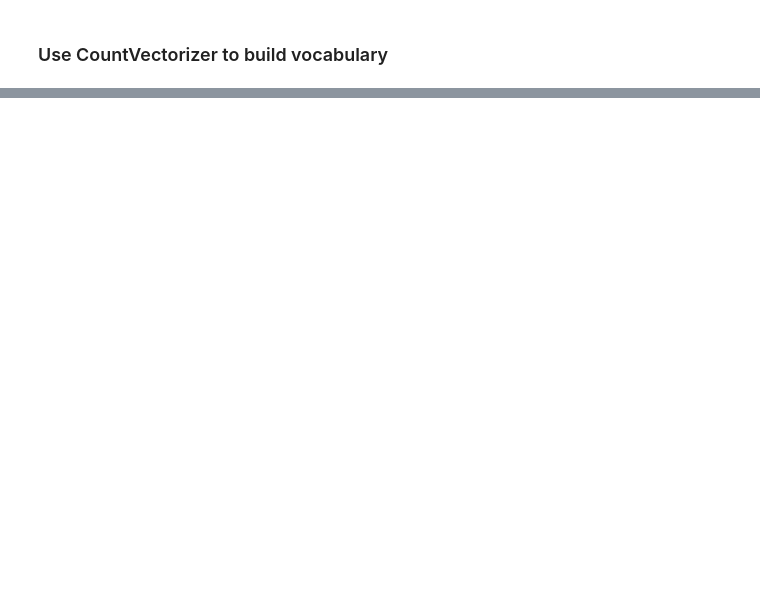
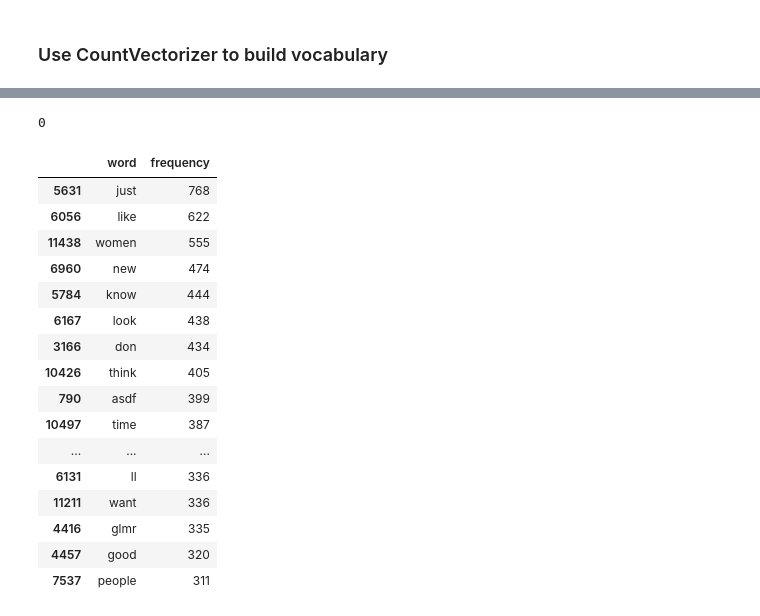
Before and after one commit to smasschelin/GA-TrackMaven-03, a Jupyter notebook: James-EDA.ipynb, the cells around one changed output, grey strips where cells are left out. Saved outputs shown, nothing was run; the diff lists cells and outputs as text; code cells hidden in the pictures; blank space fills up the shorter version.

```diff
--- a/James-EDA.ipynb
+++ b/James-EDA.ipynb
@@ -61,0 +168,2 @@ cvt_stop = CountVectorizer(stop_words='english')
+# %%
+glamour = facebook[facebook['brand_name']=='Glamour'].copy()
@@ -62,21 +178,45 @@ cvt_stop = CountVectorizer(stop_words='english')
+# %%
+glamour.message.fillna('asdf', inplace=True)
 # %%
 # split the message data into train/test along with likes
 
-X_train, X_test, y_train, y_test = train_test_split(facebook['message'],facebook['like_count'], test_size=0.3, random_state=6)
+glam_trn, glam_tst, GM_like_trn, GM_like_tst = train_test_split(glamour['message'],glamour['like_count'], test_size=0.3, random_state=6)
+# %%
+sum(glam_trn.isnull())
+# %% [output]
+0
 # %%
-message_trn = cvt_stop.fit_transform(X_train)
+glam_message = cvt_stop.fit_transform(glam_trn)
 
 # store words and frequencies in arrays, then combine
-m_words = cvt_stop.get_feature_names()
-m_freqs = message_trn.toarray().sum(axis=0)
+glam_words = cvt_stop.get_feature_names()
+glam_freqs = glam_message.toarray().sum(axis=0)
 
 # put the above into a single array, and make that array a DataFrame
-mess_freq = [[m_words[ii], m_freqs[ii]] for ii in range(len(m_words))]
-messageDF = pd.DataFrame(data=mess_freq)
-messageDF.columns = ['word','frequency']
+glamarray = [[glam_words[ii], glam_freqs[ii]] for ii in range(len(glam_words))]
+glam_messageDF = pd.DataFrame(data=glamarray)
+glam_messageDF.columns = ['word','frequency']
 
 # show the 20 most commonly used words
-messageDF.sort_values('frequency',ascending=False)[:20]
+glam_messageDF.sort_values('frequency',ascending=False)[:20]
+# %% [output]
+|  | word | frequency |
+| 5631 | just | 768 |
+| 6056 | like | 622 |
+| 11438 | women | 555 |
+| 6960 | new | 474 |
+| 5784 | know | 444 |
+| 6167 | look | 438 |
+| 3166 | don | 434 |
+| 10426 | think | 405 |
+| 790 | asdf | 399 |
+| 10497 | time | 387 |
+| ... | ... | ... |
+| 6131 | ll | 336 |
+| 11211 | want | 336 |
+| 4416 | glmr | 335 |
+| 4457 | good | 320 |
+| 7537 | people | 311 |
 # %%
 # CVT with ngrams of 2
 cvt_stop_2wp = CountVectorizer(stop_words='english', ngram_range=(2,2))
```
Also changed, not shown: parts of 26 cells of this notebook, 1 other file.
